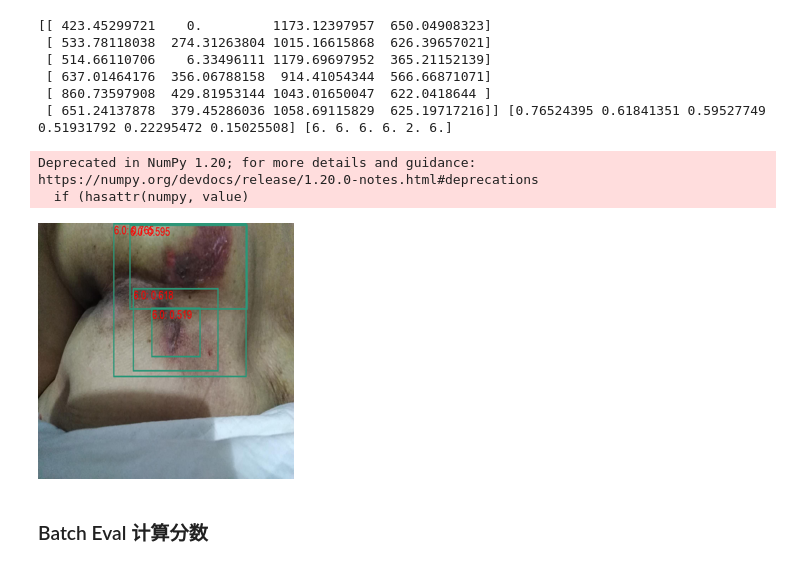
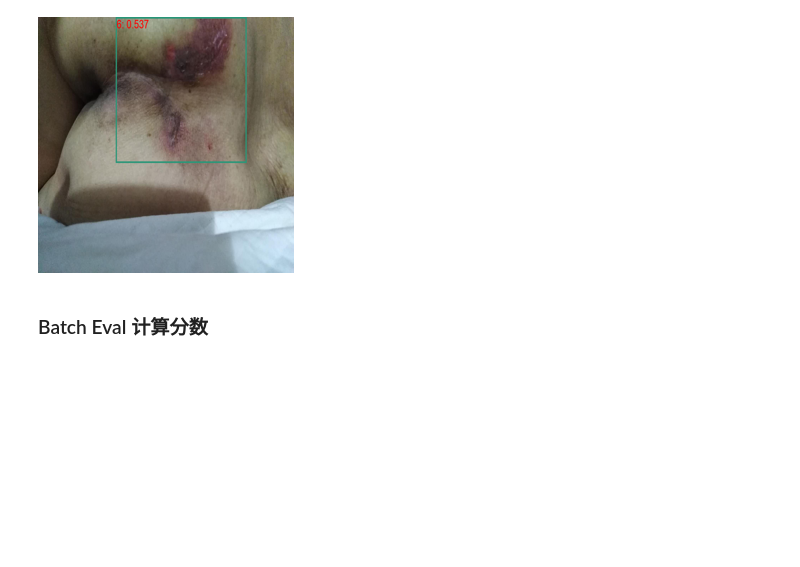
Before and after one commit to newfyu/Bedsore, a Jupyter notebook: demo.ipynb, the cells around one changed output. Drawn from its saved outputs; the diff is of its cells as text; code cells hidden in the pictures; blank space fills up the shorter version.

```diff
--- a/demo.ipynb
+++ b/demo.ipynb
@@ -130,51 +46,10 @@ draw_bbox(image,out_mix,th=0.4).resize((SZ,SZ))
-# %%
-# 后处理
-# norm boxes
-out = out_mix
-
-
-h = image.shape[1]
-w = image.shape[2]
-x1 = out['boxes'][:,0]/w
-x2 = out['boxes'][:,2]/w
-y1 = out['boxes'][:,1]/h
-y2 = out['boxes'][:,3]/h
-norm_boxes = torch.stack((x1,y1,x2,y2),1).tolist()
-
-# 后处理
-boxes_list = norm_boxes
-scores_list = out['scores'].tolist()
-labels_list = out['labels'].tolist()
-weights = None
-iou_thr = 0.5
-skip_box_thr = 0.0001
-sigma = 0.1
-# boxes, scores, labels = nms([boxes_list], [scores_list], [labels_list], weights=weights, iou_thr=iou_thr)
-# boxes, scores, labels = soft_nms([boxes_list], [scores_list], [labels_list], weights=weights, iou_thr=iou_thr, sigma=sigma, thresh=skip_box_thr)
-non_maximum_weighted([boxes_list], [scores_list], [labels_list], weights=weights, iou_thr=iou_thr, skip_box_thr=skip_box_thr)
-# boxes, scores, labels = weighted_boxes_fusion([boxes_list], [scores_list], [labels_list], weights=None, iou_thr=iou_thr, skip_box_thr=0.0001)
-
-# denorm
-x1 = boxes[:,0]*w
-x2 = boxes[:,2]*w
-y1 = boxes[:,1]*h
-y2 = boxes[:,3]*h
-dnorm_boxes = np.stack((x1,y1,x2,y2),1)
-print(dnorm_boxes,scores,labels)
-out['boxes'] = torch.from_numpy(dnorm_boxes)
-out['scores'] = torch.from_numpy(scores)
-out['labels'] = torch.from_numpy(labels)
-draw_bbox(image,out,th=0.4,show_mask=False).resize((SZ,SZ))
-# %% [output]
-[[ 423.45299721    0.         1173.12397957  650.04908323]
- [ 533.78118038  274.31263804 1015.16615868  626.39657021]
- [ 514.66110706    6.33496111 1179.69697952  365.21152139]
- [ 637.01464176  356.06788158  914.41054344  566.66871071]
- [ 860.73597908  429.81953144 1043.01650047  622.0418644 ]
- [ 651.24137878  379.45286036 1058.69115829  625.19717216]] [0.76524395 0.61841351 0.59527749 0.51931792 0.22295472 0.15025508] [6. 6. 6. 6. 2. 6.]
-Deprecated in NumPy 1.20; for more details and guidance: https://numpy.org/devdocs/release/1.20.0-notes.html#deprecations
-  if (hasattr(numpy, value)
-[figure, removed]
+# %%
+# 输入的是一个out，参数score_th=0.5，overlap_th>0.9
+
+out = utils.same_class_remove(out)
+draw_bbox(image,out,th=0.5).resize((SZ,SZ))
+# %% [output]
+[figure, added]
 # %% [markdown]
 ### Batch Eval 计算分数
 # %%
```
Also changed, not shown: parts of 13 cells of this notebook, 5 other files.
